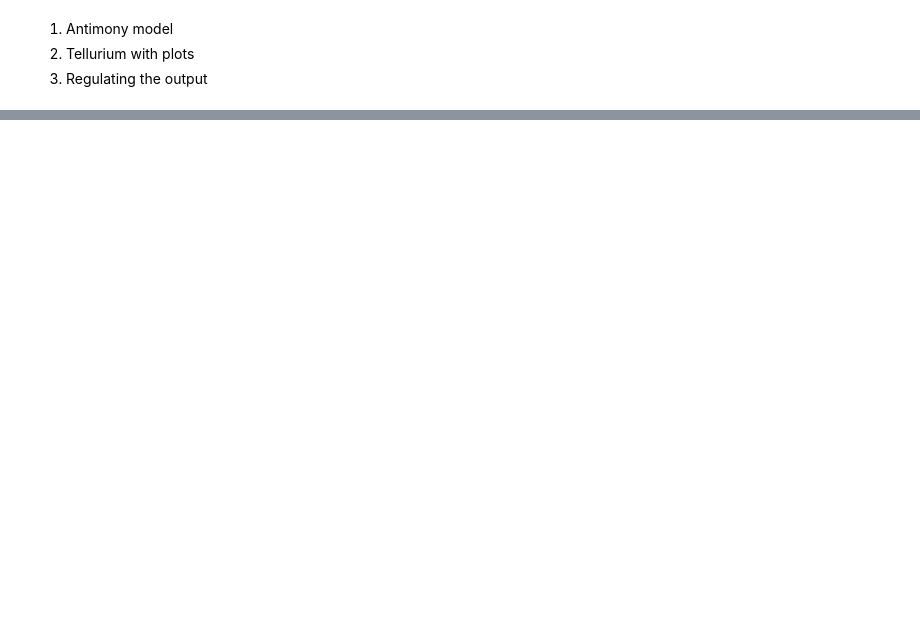
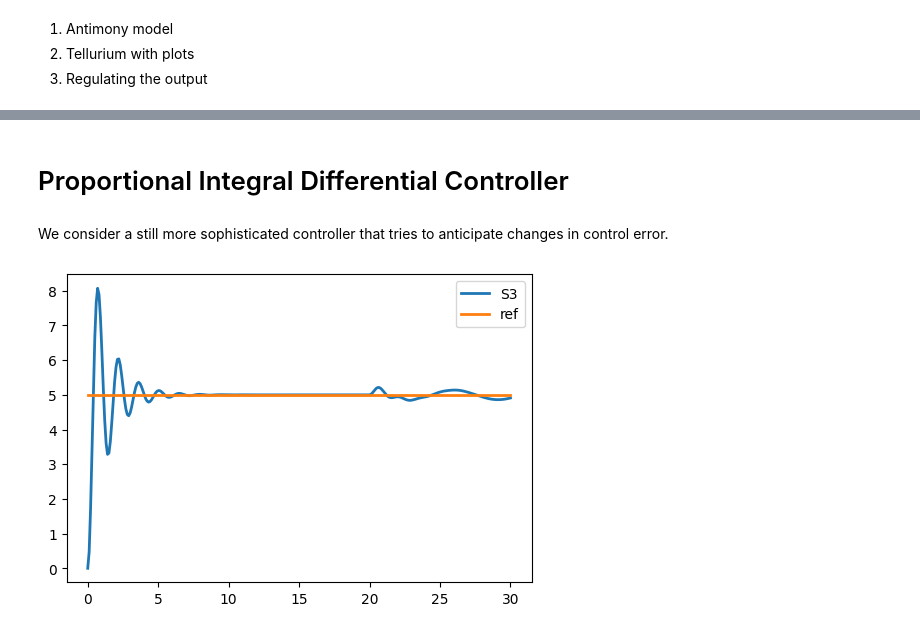
Before and after one commit to joseph-hellerstein/advanced-controls-lectures, a Jupyter notebook: short_class_lectures/Controller_Examples/controller_examples.ipynb, the cells around one changed output, grey strips where cells are left out. Cells and saved outputs as stored; diff of their text form; code cells hidden in the pictures; blank space fills up the shorter version.

```diff
--- a/short_class_lectures/Controller_Examples/controller_examples.ipynb
+++ b/short_class_lectures/Controller_Examples/controller_examples.ipynb
@@ -56,0 +139,34 @@ rr.plot()
+# %% [markdown]
+# Proportional Integral Differential Controller
+# %% [markdown]
+We consider a still more sophisticated controller that tries to anticipate changes in control error.
+# %%
+model = """
+const S1;
+
+S1 -> S2; k1*(S1 + delta*sin(time))
+S2 -> S3; k2*S2
+S3 -> ; k3*S3
+k1 = 1
+k2 = 2
+k3 = 0.5
+ref = 5
+delta = 0
+$S1 = 5
+at time>20: delta = delta + normal(3, 1);
+
+// Proportional controller
+kP = 10;
+kI = 10
+kD = 10000
+error := ref - S3
+integral_error = 0
+integral_error' = error
+differential_error = -rateOf(S3)
+S1 := kP*error + kI*integral_error + kD*differential_error
+"""
+rr = te.loada(model)
+rr.simulate(0, 30, 300, selections=["time", "S3", "ref"]) # Simulate the interval [0, 10] with 100 points
+rr.plot()
+# %% [output]
+[figure, added]
```
Also changed, not shown: parts of 13 cells of this notebook.
